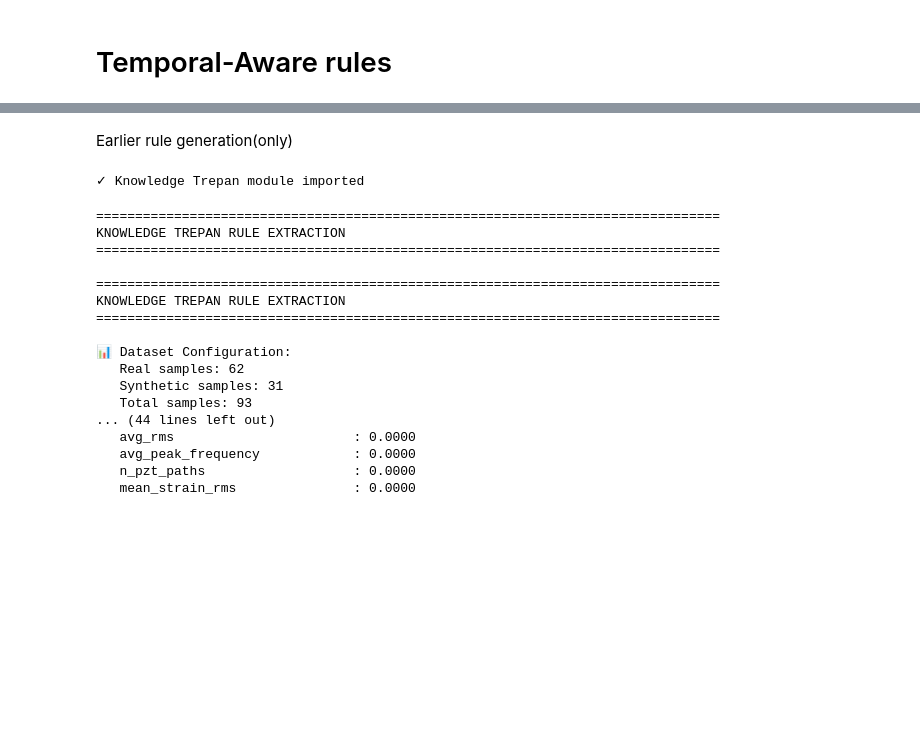
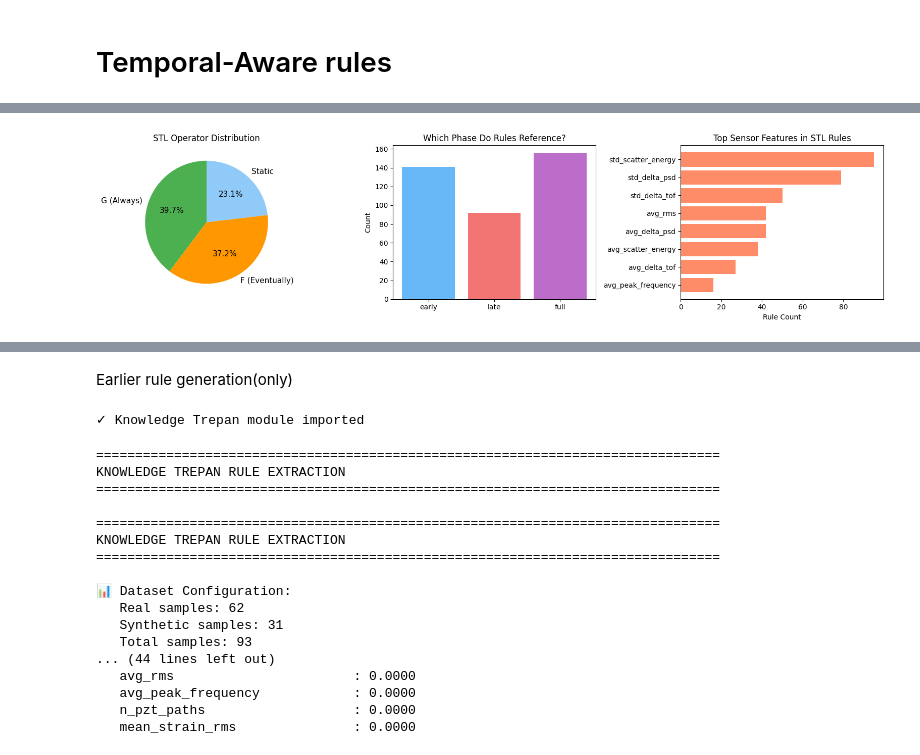
Before and after one commit to XAI-IITG/CFRP_Composit_Materials_Analysis, a Jupyter notebook: notebooks/kg_xai_system.ipynb, the cells around one changed output, grey strips where cells are left out. Cells and saved outputs as stored; diff of their text form; code cells hidden in the pictures; blank space fills up the shorter version.

Commit message:
feat: implement Signal Temporal Logic (STL) feature extraction and rule translation for XAI analysis

```diff
--- a/notebooks/kg_xai_system.ipynb
+++ b/notebooks/kg_xai_system.ipynb
@@ -1737,0 +1780,10 @@ Metric                           Standard RuleFit   Temporal RuleFit
+# %%
+stl_qe = STLRuleQueryEngine(
+    stl_rulefit=stl_rulefit,
+    stage_boundaries=stage_boundaries,
+)
+
+print(f"\nFeature space ({len(stl_rulefit.augmented_feature_names)} total):")
+for i, name in enumerate(stl_rulefit.augmented_feature_names):
+    prefix = "  STL" if STLRuleTranslator.is_stl_feature(name) else "      "
+    print(f"  [{i:2d}] {prefix}  {name}")
@@ -1737,0 +1864,84 @@ Metric                           Standard RuleFit   Temporal RuleFit
+# %%
+import matplotlib.pyplot as plt
+
+rules_df = stl_rulefit.get_rules_dataframe()
+
+# Classify each condition
+g_count, f_count, static_count = 0, 0, 0
+stl_feature_usage = {}
+interval_usage = {"early": 0, "late": 0, "full": 0}
+
+for _, rule in rules_df.iterrows():
+    for feat, op, thresh in rule["conditions"]:
+        parsed = STLRuleTranslator.parse(feat)
+        if parsed is None:
+            static_count += 1
+            continue
+
+        rob, start, end, base = parsed
+        # Determine STL operator based on rob_type + tree operator
+        if (rob == "min" and op == ">") or (rob == "max" and op in ("<=", "<")):
+            g_count += 1
+        else:
+            f_count += 1
+
+        stl_feature_usage[base] = stl_feature_usage.get(base, 0) + 1
+
+        # Interval tracking
+        if start == 0 and end <= 4:
+            interval_usage["early"] += 1
+        elif start >= 5:
+            interval_usage["late"] += 1
+        else:
+            interval_usage["full"] += 1
+
+print("=" * 60)
+print("STL OPERATOR ANALYSIS")
+print("=" * 60)
+print(f"  G (Always) predicates:     {g_count}")
+print(f"  F (Eventually) predicates: {f_count}")
+print(f"  Static (no temporal):      {static_count}")
+print(f"  Total conditions:          {g_count + f_count + static_count}")
+
+print(f"\n── Interval Usage ──")
+for name, count in interval_usage.items():
+    print(f"  {name}: {count}")
+
+print(f"\n── Most Used Sensor Features in STL Rules ──")
+for feat, count in sorted(stl_feature_usage.items(), key=lambda x: -x[1]):
+    print(f"  {feat}: {count}")
+
+# ── Visualization ──
+fig, axes = plt.subplots(1, 3, figsize=(16, 4))
+
+# Pie: G vs F vs Static
+ax = axes[0]
+ax.pie(
+    [g_count, f_count, static_count],
+    labels=["G (Always)", "F (Eventually)", "Static"],
+    colors=["#4CAF50", "#FF9800", "#90CAF9"],
+    autopct="%1.1f%%", startangle=90,
+    textprops={"fontsize": 11},
+)
+ax.set_title("STL Operator Distribution")
+
+# Bar: interval usage
+ax = axes[1]
+ax.bar(interval_usage.keys(), interval_usage.values(),
+       color=["#42A5F5", "#EF5350", "#AB47BC"], alpha=0.8)
+ax.set_ylabel("Count")
+ax.set_title("Which Phase Do Rules Reference?")
+
+# Bar: feature usage
+ax = axes[2]
+if stl_feature_usage:
+    feats = sorted(stl_feature_usage.items(), key=lambda x: -x[1])[:8]
+    ax.barh([f[0] for f in feats], [f[1] for f in feats], color="#FF7043", alpha=0.8)
+    ax.set_xlabel("Rule Count")
+    ax.set_title("Top Sensor Features in STL Rules")
+    ax.invert_yaxis()
+
+plt.tight_layout()
+plt.savefig("../outputs/stl_operator_analysis.png", dpi=150, bbox_inches="tight")
+plt.show()
+# %% [output]
@@ -1737,0 +1965 @@ Metric                           Standard RuleFit   Temporal RuleFit
+[figure, added]
```
Also changed, not shown: parts of 27 cells of this notebook, 7 other files.
